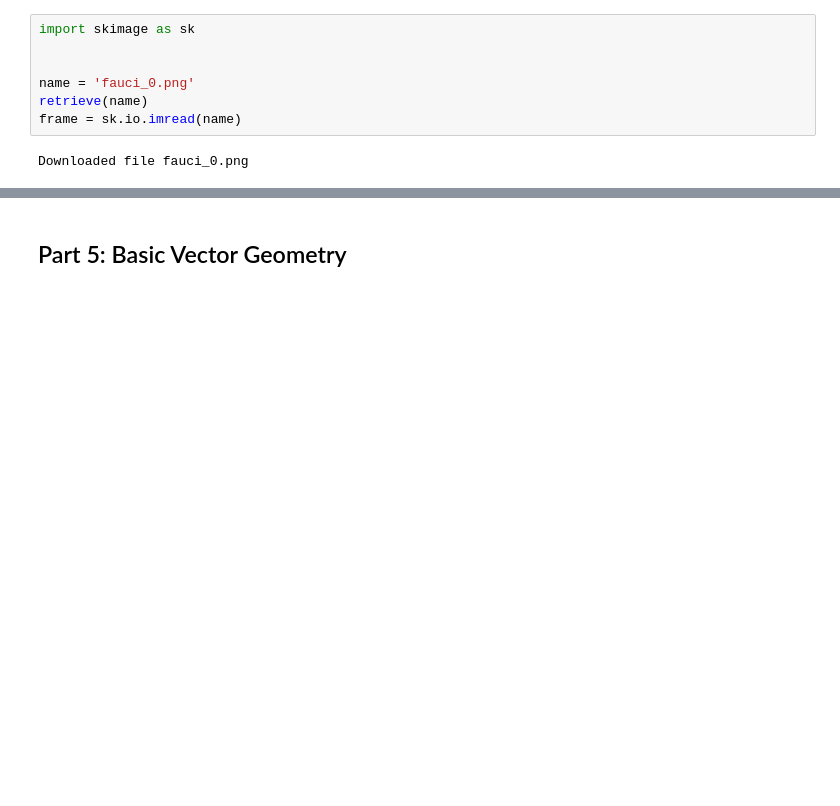
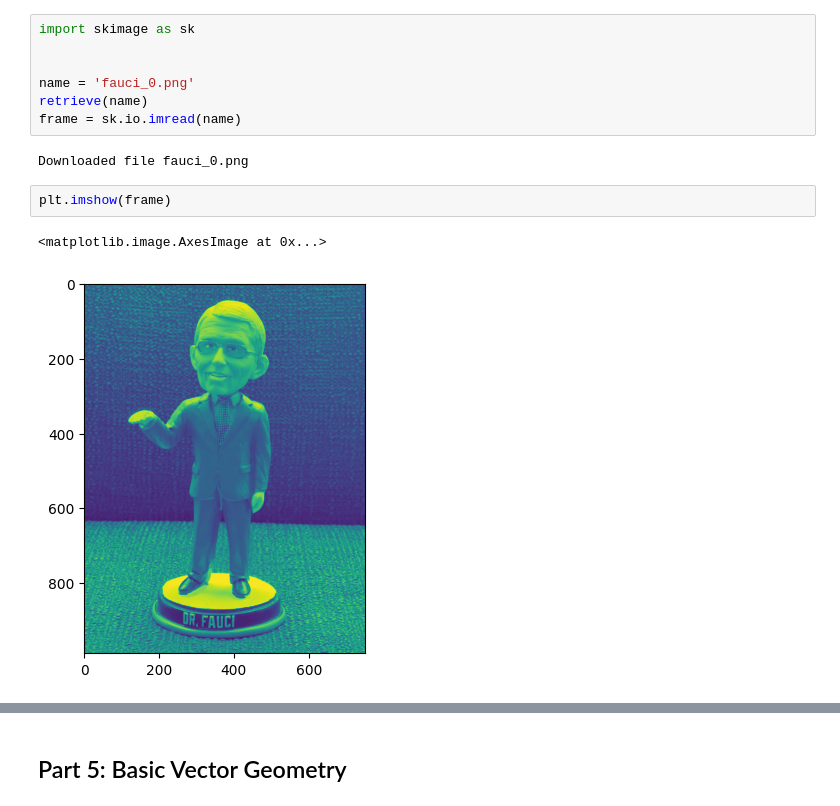
Before and after one commit to mhy-666/ComputerVision, a Jupyter notebook: Homework3/homework03.ipynb, the cells around one changed output, grey strips where cells are left out. Saved outputs shown, nothing was run; the diff lists cells and outputs as text; blank space fills up the shorter version.

```diff
--- a/Homework3/homework03.ipynb
+++ b/Homework3/homework03.ipynb
@@ -125,3 +171,8 @@ retrieve(name)
 frame = sk.io.imread(name)
 # %% [output]
 Downloaded file fauci_0.png
+# %%
+plt.imshow(frame)
+# %% [output]
+<matplotlib.image.AxesImage at 0x...>
+[figure, added]
```
Also changed, not shown: parts of 9 cells of this notebook, 4 other files.
